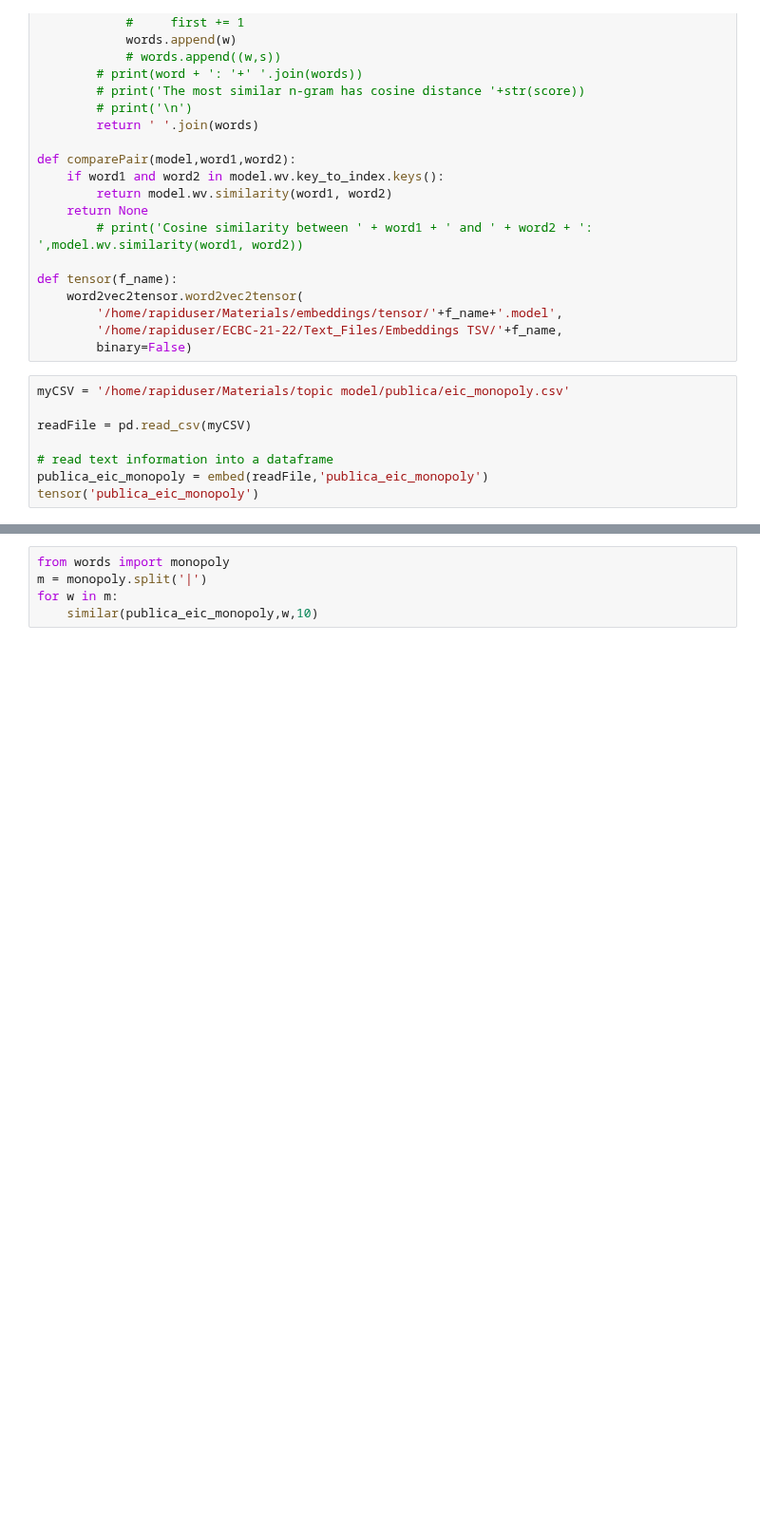
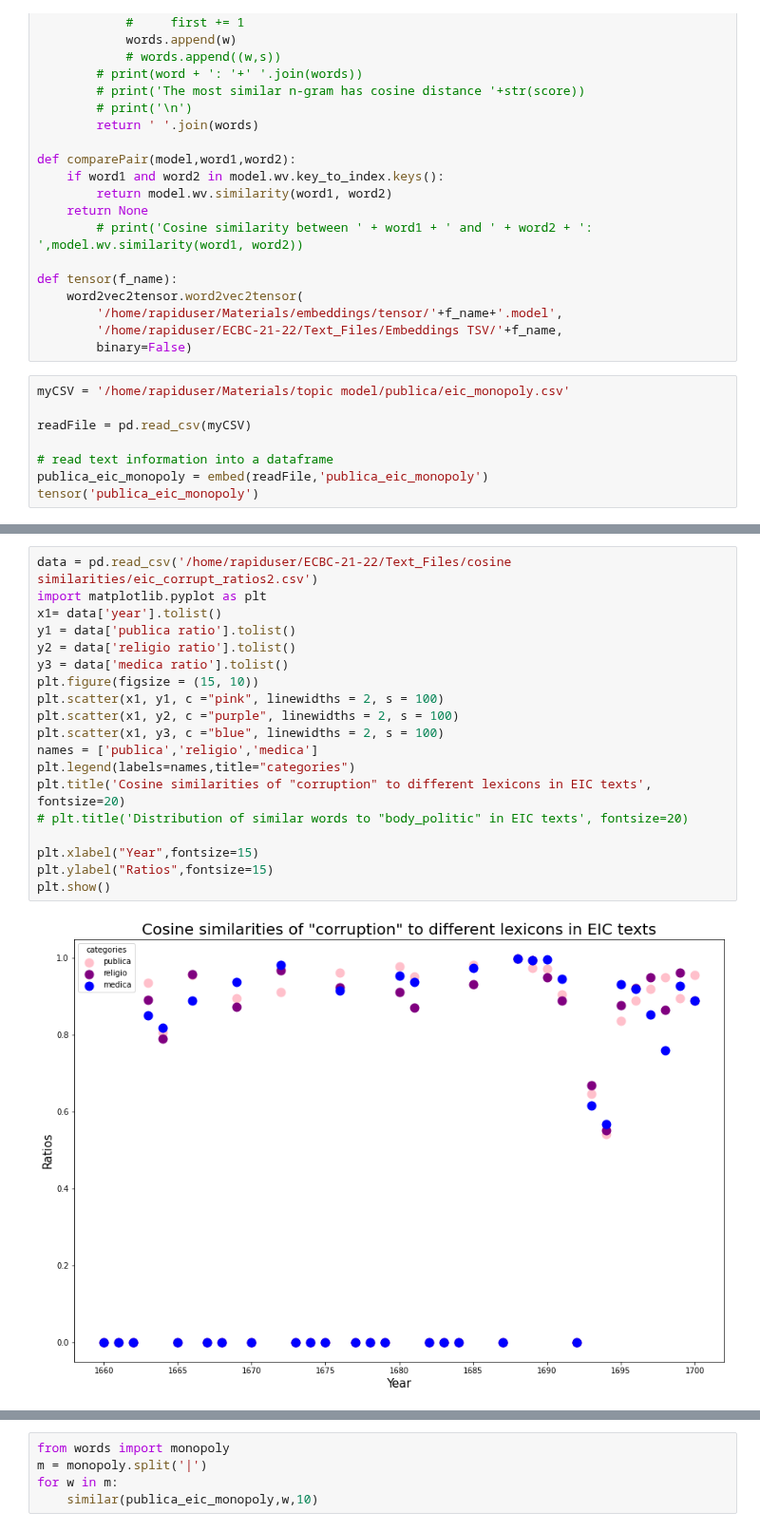
Before and after one commit to hsmith221/ECBC-21-22, a Jupyter notebook: Code_Files/embed.ipynb, the cells around one changed output, grey strips where cells are left out. Shown at 95% size. Drawn from its saved outputs; the diff is of its cells as text; blank space fills up the shorter version.

```diff
--- a/Code_Files/embed.ipynb
+++ b/Code_Files/embed.ipynb
@@ -89,4 +93,25 @@ outfile = '/home/rapiduser/ECBC-21-22/Text_Files/cosine similarities/eic_consump
 df.to_csv(outfile)
+# %%
+data = pd.read_csv('/home/rapiduser/ECBC-21-22/Text_Files/cosine similarities/eic_corrupt_ratios2.csv')
+import matplotlib.pyplot as plt
+x1= data['year'].tolist()
+y1 = data['publica ratio'].tolist()
+y2 = data['religio ratio'].tolist()
+y3 = data['medica ratio'].tolist()
+plt.figure(figsize = (15, 10))
+plt.scatter(x1, y1, c ="pink", linewidths = 2, s = 100)
+plt.scatter(x1, y2, c ="purple", linewidths = 2, s = 100)
+plt.scatter(x1, y3, c ="blue", linewidths = 2, s = 100)
+names = ['publica','religio','medica']
+plt.legend(labels=names,title="categories")
+plt.title('Cosine similarities of "corruption" to different lexicons in EIC texts', fontsize=20)
+# plt.title('Distribution of similar words to "body_politic" in EIC texts', fontsize=20)
+
+plt.xlabel("Year",fontsize=15)
+plt.ylabel("Ratios",fontsize=15)
+plt.show()
+# %% [output]
+[figure, added]
 # %%
 import os
 import re
```
Also changed, not shown: parts of 5 cells of this notebook, 23 other files.
